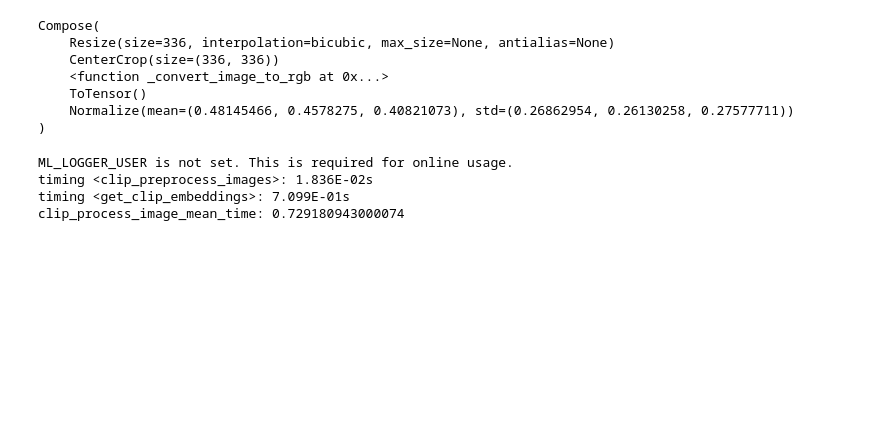
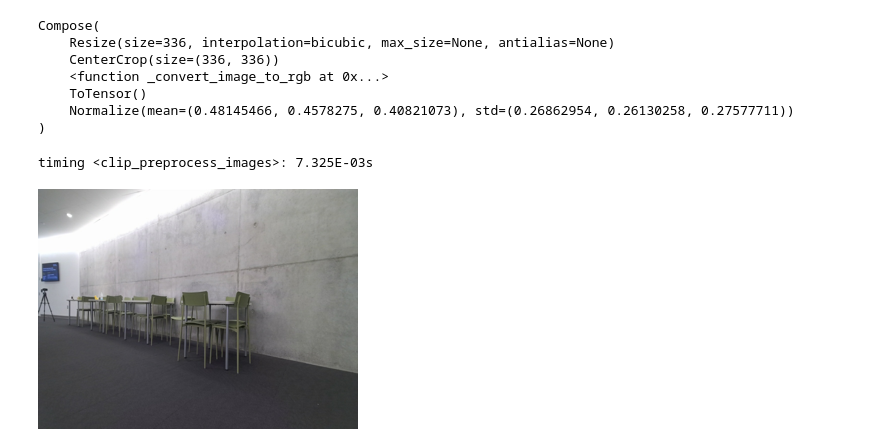
Before and after one commit to RogerQi/Patched_CLIP, a Jupyter notebook: example.ipynb, the cells around one changed output. Cells and saved outputs as stored; diff of their text form; code cells hidden in the pictures; blank space fills up the shorter version.

```diff
--- a/example.ipynb
+++ b/example.ipynb
@@ -41,7 +45,7 @@ image_paths = ['test.jpg']
 high_res_feature = True
 
 # Load images into pillow images
-images = [Image.open(image_path) for image_path in image_paths]
+images = [Image.open(image_path).resize((320, 240)) for image_path in image_paths]
 
 # Get CLIP embeddings
 with torch.no_grad():
@@ -52,10 +56,11 @@ with torch.no_grad():
                                       skip_center_crop=high_res_feature)
     descriptors = descriptors.to(device)  # BCHW
 # %% [output]
-ML_LOGGER_USER is not set. This is required for online usage.
-timing <clip_preprocess_images>: 1.836E-02s
-timing <get_clip_embeddings>: 7.099E-01s
-clip_process_image_mean_time: 0.729180943000074
+timing <clip_preprocess_images>: 7.325E-03s
+# %%
+images[0]
+# %% [output]
+[figure, added]
 # %%
 patch_features_bchw = descriptors / descriptors.norm(dim=1, keepdim=True)
 similarity_mat_bhwc = einsum(patch_features_bchw, text_features, 'b c h w, d c -> b d h w')
```
Also changed, not shown: parts of 11 cells of this notebook, 1 other file.
